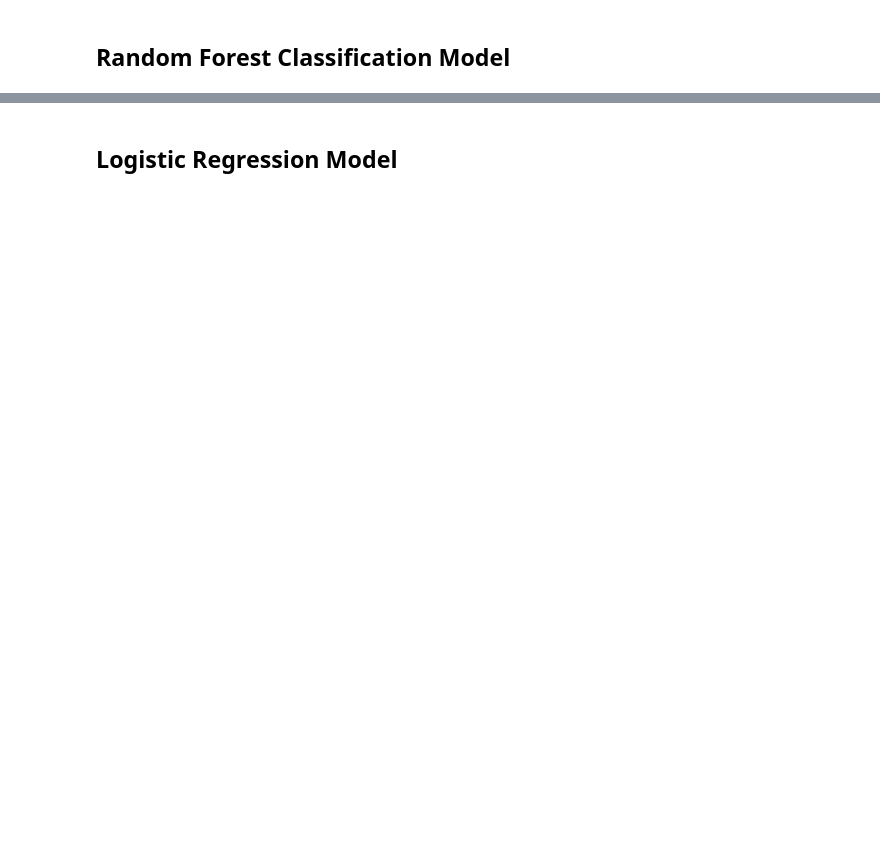
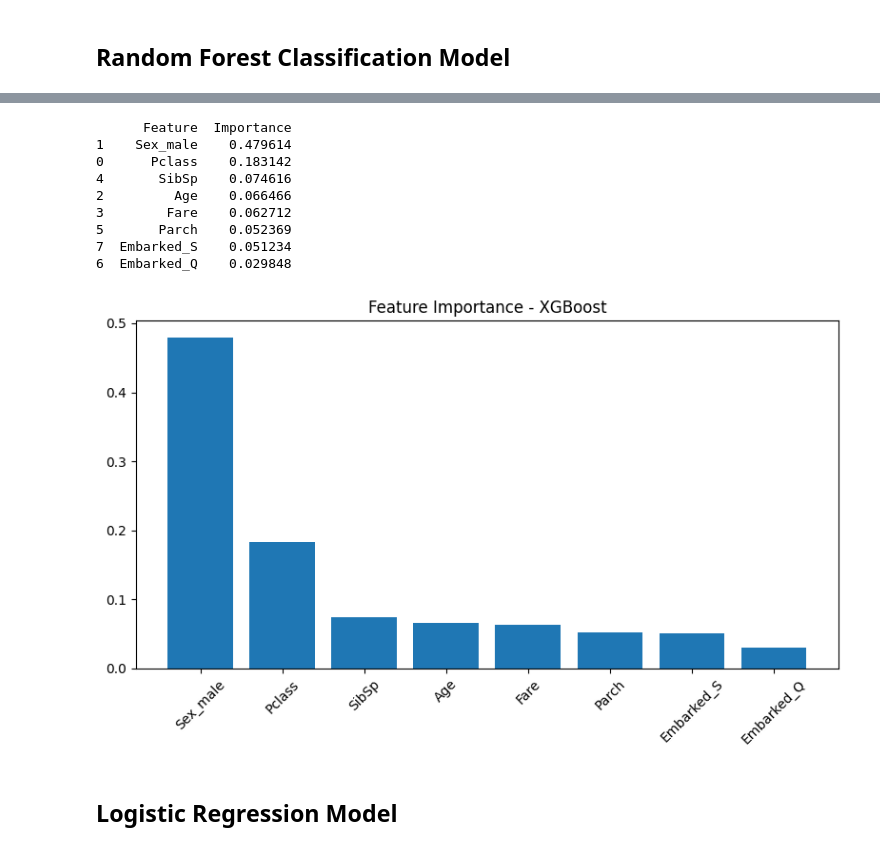
Before and after one commit to NimaNIKOOKAR/Titanic---Machine-Learning-from-Disaster, a Jupyter notebook: titanic.ipynb, the cells around one changed output, grey strips where cells are left out. Cells and saved outputs as stored; diff of their text form; code cells hidden in the pictures; blank space fills up the shorter version.

```diff
--- a/titanic.ipynb
+++ b/titanic.ipynb
@@ -417,0 +410,21 @@ Length: 1204, dtype: int64
+# %%
+xgb_model = XGBClassifier(
+    n_estimators=300,
+    max_depth=4,
+    learning_rate=0.05,
+    subsample=0.8,
+    colsample_bytree=0.8,
+    objective="binary:logistic",
+    eval_metric="logloss",
+    random_state=42
+)
+
+# Train
+xgb_model.fit(X_train, y_train)
+
+
+y_pred = xgb_model.predict(X_test)
+
+print("Accuracy:", accuracy_score(y_test, y_pred))
+print("\nClassification Report:\n", classification_report(y_test, y_pred))
+print("\nConfusion Matrix:\n", confusion_matrix(y_test, y_pred))
@@ -418,2 +448,27 @@ Length: 1204, dtype: int64
+# %%
+importance_df = pd.DataFrame({
+    "Feature": features,
+    "Importance": xgb_model.feature_importances_
+}).sort_values(by="Importance", ascending=False)
+
+print(importance_df)
+
+plt.figure(figsize=(8, 5))
+plt.bar(importance_df["Feature"], importance_df["Importance"])
+plt.xticks(rotation=45)
+plt.title("Feature Importance - XGBoost")
+plt.tight_layout()
+plt.show()
+# %% [output]
+      Feature  Importance
+1    Sex_male    0.479614
+0      Pclass    0.183142
+4       SibSp    0.074616
+2         Age    0.066466
+3        Fare    0.062712
+5       Parch    0.052369
+7  Embarked_S    0.051234
+6  Embarked_Q    0.029848
+[figure, added]
 # %% [markdown]
 ## Logistic Regression Model
```
Also changed, not shown: parts of 17 cells of this notebook.
